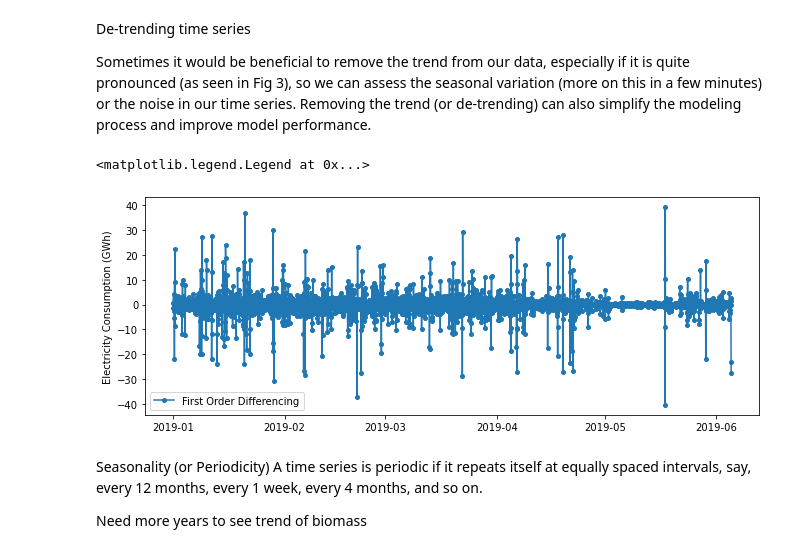
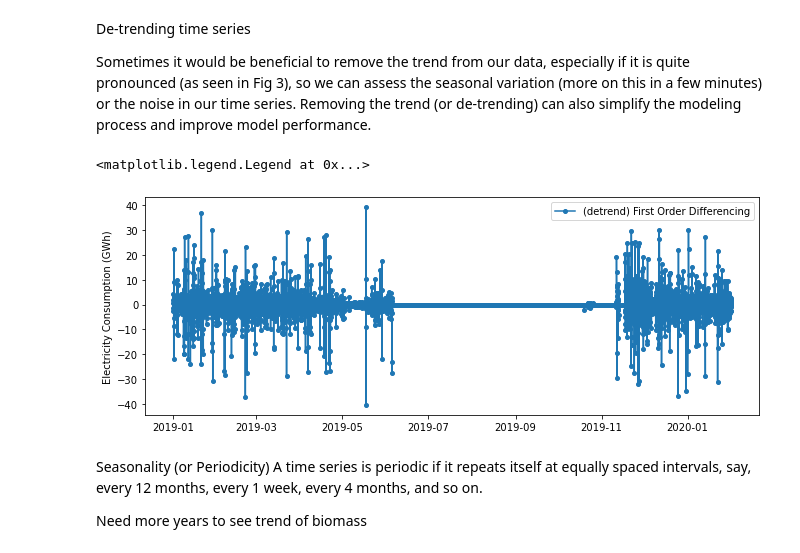
Before and after one commit to Naoki95957/Collect-Forecast-Visualize, a Jupyter notebook: TimeSeriesForecasting.ipynb, the cells around one changed output. Cells and saved outputs as stored; diff of their text form; code cells hidden in the pictures.

```diff
--- a/TimeSeriesForecasting.ipynb
+++ b/TimeSeriesForecasting.ipynb
@@ -73,8 +24,8 @@ data
 # %%
-data = data.rename(columns={0: 'Date', 1: 'Biomass'})
-# to explicitly convert the date column to type DATETIME
+
+data = pd.DataFrame(hours)
+data = data.rename(columns={0: 'Date', 1: 'Biomass', 2: 'Geothermal', 3: 'HydroElectric', 4: 'Thermal', 5: 'Solar', 6: 'Wind', 7: 'Interconnection'})
 data['Date'] = pd.to_datetime(data['Date'])
-# index is datetime so ML models can use
 data = data.set_index('Date')
-data
+data.head()
 # %% [output]
@@ -143,12 +44,7 @@ data.tail(50)
 # %%
-# Note: Available frequencies in pandas include hourly (‘H’),
-# calendar daily (‘D’), business daily (‘B’), weekly (‘W’),
-# monthly (‘M’), quarterly (‘Q’), annual (‘A’), and many others.
-#
 #ffill refers to forward fill. This means when a null is encountered for
 # a particular column, it will be replaced by the value in the previous row
-
-# we are using hours
-#data_freq = data.asfreq('H')
-data_freq = data.asfreq('H', method = 'ffill')
-data_freq
+# DOES NOT FORWARD FILL NaN or need a new columN/
+#data_freq = data.asfreq('H', method = 'ffill')
+#data_freq
+data = data.ffill()
@@ -170,7 +53,10 @@ data_freq
 # %%
-data_columns = ['Biomass']
-data_7d_rol = data[data_columns].rolling(window = 7, center = True).mean()
-data_7d_rol
+#data = data.rename(columns={0: 'Date', 1: 'Biomass', 2: 'Geothermal', 3: 'HydroElectric', 4: 'Interconnection', 5: 'Thermal', 6: 'Solar', 7: 'Wind'})
+
+
+data_columns = ['Biomass', 'Geothermal', 'HydroElectric', 'Thermal', 'Solar', 'Wind']
+#data_7d_rol = data[data_columns].rolling(window = 7, center = True).mean()
+#data_7d_rol
 data_365d_rol = data[data_columns].rolling(window = 365, center = True).mean()
 # %%
 import matplotlib.pyplot as plt
@@ -198,19 +97,26 @@ De-trending time series
 
 Sometimes it would be beneficial to remove the trend from our data, especially if it is quite pronounced (as seen in Fig 3), so we can assess the seasonal variation (more on this in a few minutes) or the noise in our time series. Removing the trend (or de-trending) can also simplify the modeling process and improve model performance.
 # %%
-
-
+'''
+detrend for ML model, counter intuitive, how does detrending make it better
+stationary means detrend
+detrend is showing that goes up or down over years
+seasonality is a pattern over one year
+to detrend, find the difference over period (doesn't matter how long?)
+doesn't look detrended.
+'''
 data_first_order_diff = data[data_columns].diff()
-start, end = '2019-01', '2019-06'
+start, end = '2019-01', '2020-01'
 
 fig, ax = plt.subplots(figsize=(11, 4))
 
-ax.plot(data_first_order_diff.loc[start:end, 'Biomass'], marker='o', markersize=4, linestyle='-', label='First Order Differencing')
+# if first order difference detrending doesn't work, take second order difference
+ax.plot(data_first_order_diff.loc[start:end, 'Biomass'], marker='o', markersize=4, linestyle='-', label='(detrend) First Order Differencing')
 ax.set_ylabel('Electricity Consumption (GWh)')
 ax.legend()
 # %% [output]
 <matplotlib.legend.Legend at 0x...>
-[figure, old version]
+[figure, new version]
 # %% [markdown]
 Seasonality (or Periodicity)
 A time series is periodic if it repeats itself at equally spaced intervals, say, every 12 months, every 1 week, every 4 months, and so on.
```
Also changed, not shown: parts of 36 cells of this notebook.
